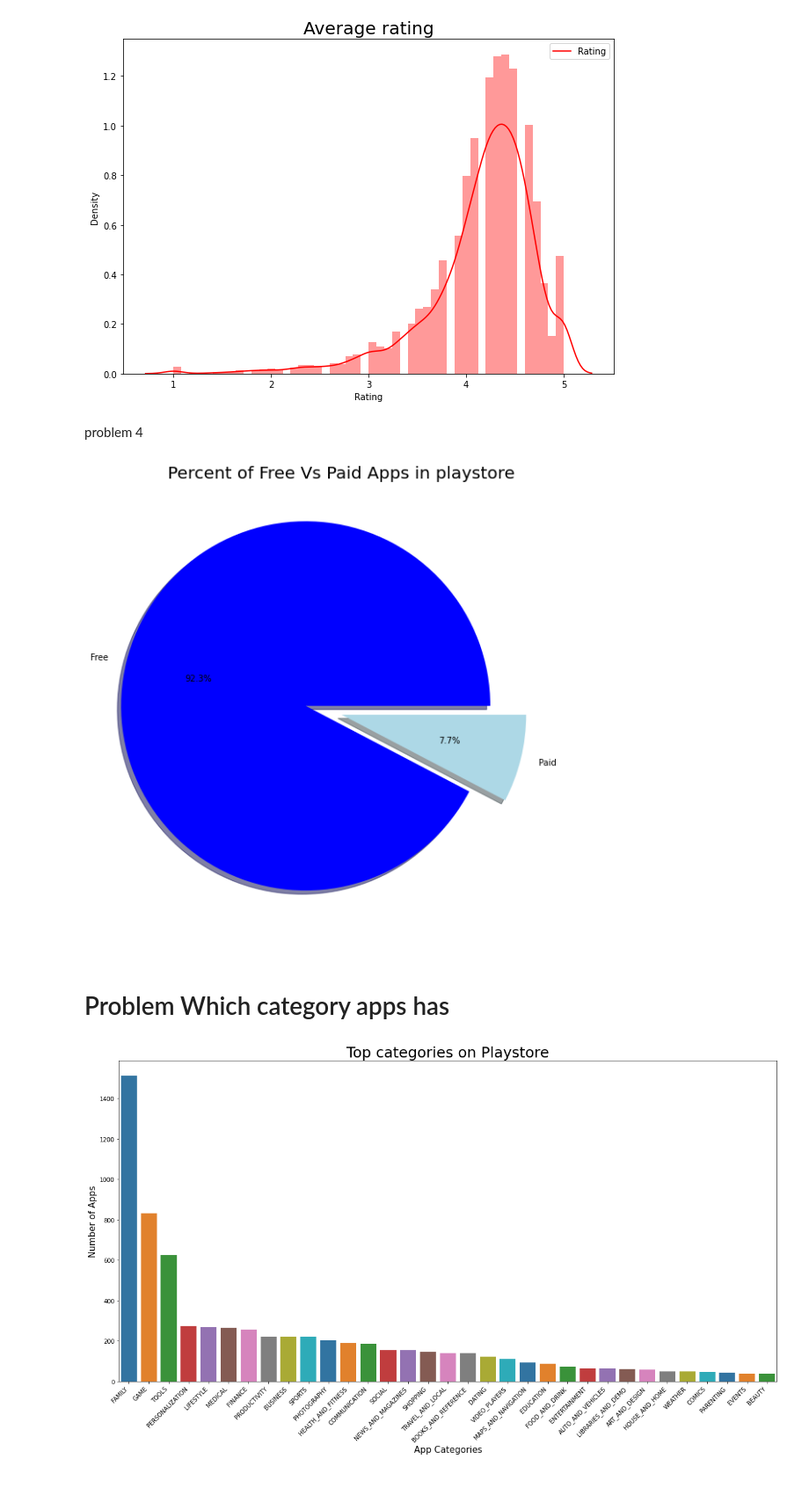
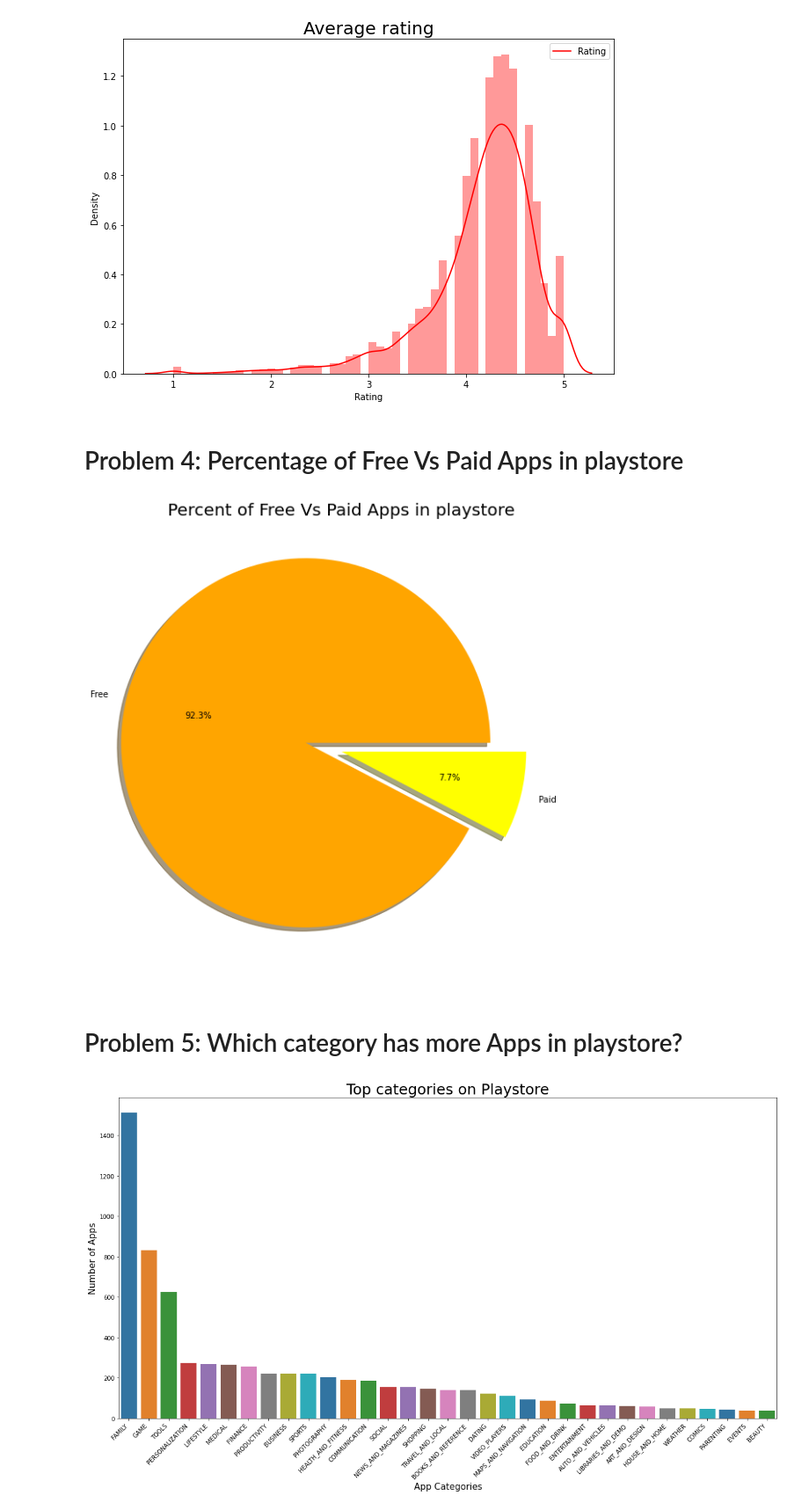
Before and after one commit to Meghanah97/Playstore_data_analysis, a Jupyter notebook: Copy_of_Copy_of_Copy_of_Play_Store_App_Review_Analysis_Capstone_Project.ipynb, the cells around one changed output. Shown at 88% size. Drawn from its saved outputs; the diff is of its cells as text; code cells hidden in the pictures; blank space fills up the shorter version.

```diff
--- a/Copy_of_Copy_of_Copy_of_Play_Store_App_Review_Analysis_Capstone_Project.ipynb
+++ b/Copy_of_Copy_of_Copy_of_Play_Store_App_Review_Analysis_Capstone_Project.ipynb
@@ -398,21 +445,21 @@ plt.title('Average rating',size = 20)
 plt.show()
 # %% [output]
 [figure]
-# %% [markdown]
-problem 4
+# %% [markdown]
+# Problem 4: Percentage of Free Vs Paid Apps in playstore
 # %%
 plt.figure(figsize=(10,10))
 labels = ply['Type'].value_counts(sort = True).index
 sizes = ply['Type'].value_counts(sort = True)
-colors = ["blue","lightblue"]
+colors = ["orange","yellow"]
 explode = (0.2,0)
 plt.pie(sizes, explode=explode, labels=labels, colors=colors, autopct='%1.1f%%', shadow=True, startangle=0)
 plt.title('Percent of Free Vs Paid Apps in playstore',size = 20)
 plt.show()
 # %% [output]
-[figure, old version]
+[figure, new version]
 # %% [markdown]
-# Problem Which category apps has
+# Problem 5: Which category has more Apps in playstore?
 # %%
 x = ply['Category'].value_counts()
 y = ply['Category'].value_counts().index
```
Also changed, not shown: parts of 49 cells of this notebook.
